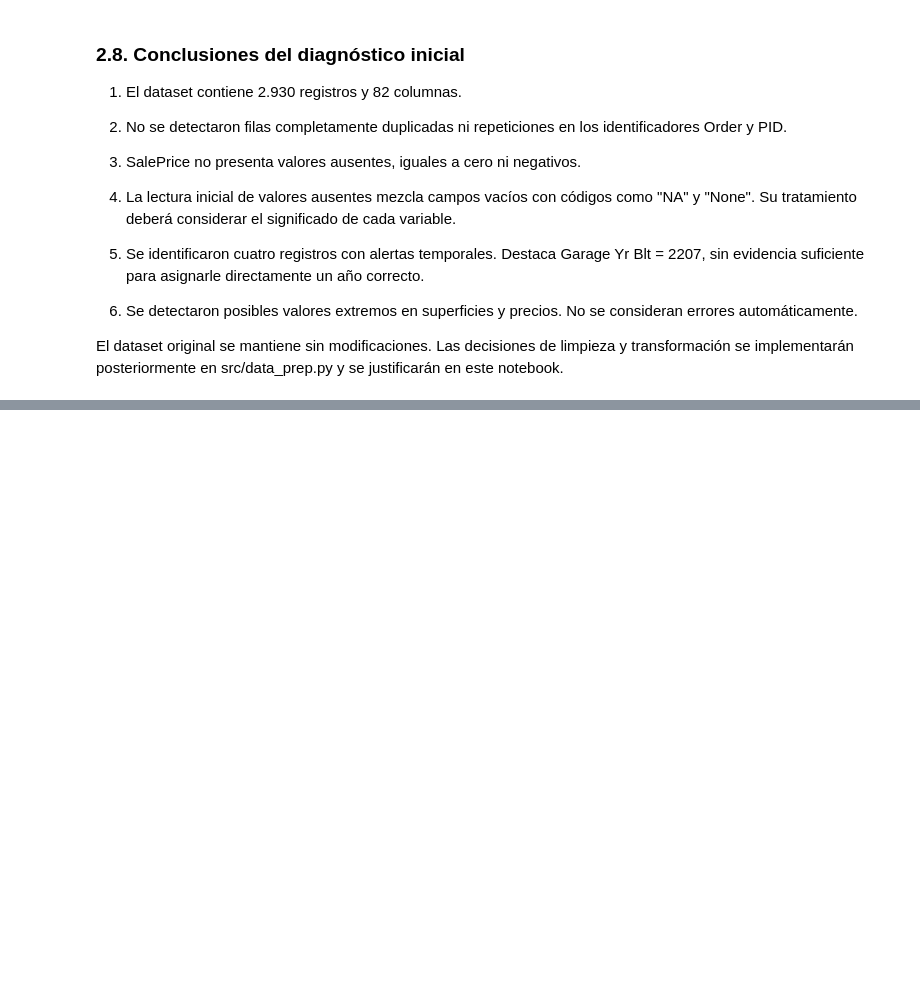
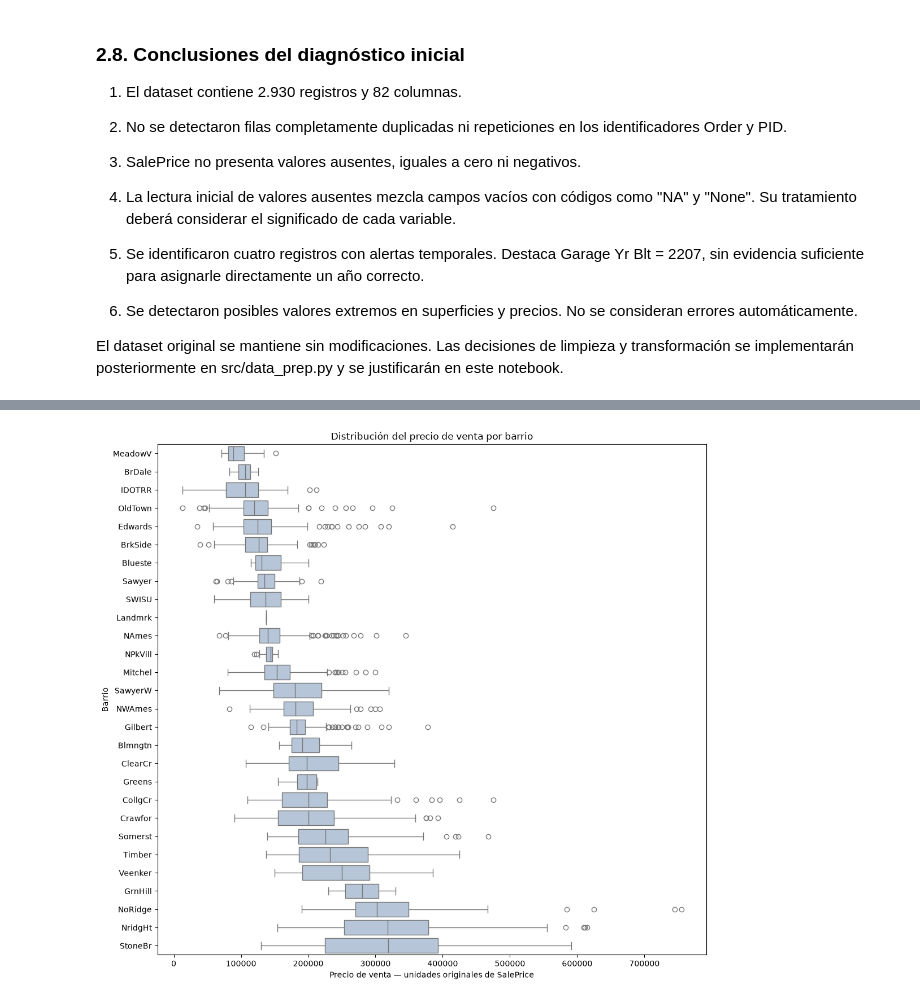
Before and after one commit to gpatrick20/Proyecto_ML_housing, a Jupyter notebook: notebooks/01_comprension_eda_preparacion.ipynb, the cells around one changed output, grey strips where cells are left out. Cells and saved outputs as stored; diff of their text form; code cells hidden in the pictures; blank space fills up the shorter version.

```diff
--- a/notebooks/01_comprension_eda_preparacion.ipynb
+++ b/notebooks/01_comprension_eda_preparacion.ipynb
@@ -459,0 +741,13 @@ src/data_prep.py y se justificarán en este notebook.
+# %%
+resumen_barrio = (
+    df.groupby("Neighborhood")["SalePrice"]
+      .agg(
+          cantidad="count",
+          mediana="median",
+          media="mean"
+      )
+      .sort_values("mediana")
+      .round(2)
+)
+
+resumen_barrio
@@ -459,0 +773,29 @@ src/data_prep.py y se justificarán en este notebook.
+# %%
+orden_barrios = resumen_barrio.index.tolist()
+
+fig, ax = plt.subplots(figsize=(11, 10))
+
+sns.boxplot(
+    data=df,
+    x="SalePrice",
+    y="Neighborhood",
+    order=orden_barrios,
+    color="lightsteelblue",
+    ax=ax
+)
+
+ax.set_title("Distribución del precio de venta por barrio")
+ax.set_xlabel("Precio de venta — unidades originales de SalePrice")
+ax.set_ylabel("Barrio")
+
+fig.tight_layout()
+
+fig.savefig(
+    IMAGES_DIR / "eda_barrio_precio.png",
+    dpi=150,
+    bbox_inches="tight"
+)
+
+plt.show()
+# %% [output]
+[figure, added]
```
Also changed, not shown: parts of 24 cells of this notebook, 6 other files.
